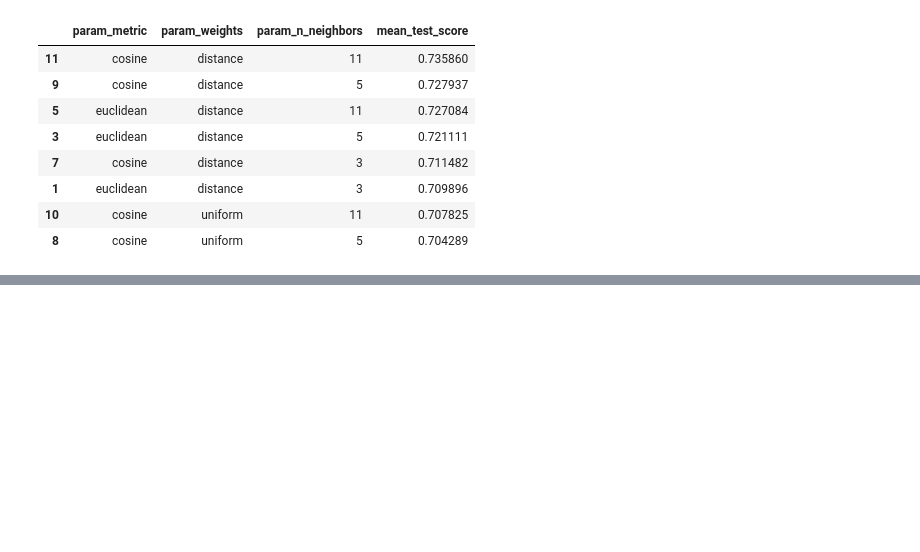
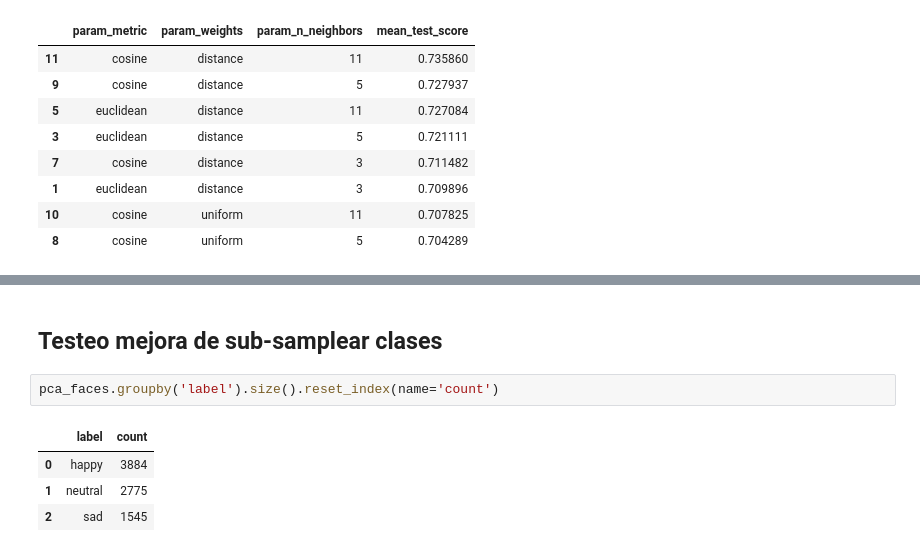
Before and after one commit to SebasAndres/FER-SIMD-Optimized, a Jupyter notebook: experiments/parameter_tuning.ipynb, the cells around one changed output, grey strips where cells are left out. Saved outputs shown, nothing was run; the diff lists cells and outputs as text; blank space fills up the shorter version.

```diff
--- a/experiments/parameter_tuning.ipynb
+++ b/experiments/parameter_tuning.ipynb
@@ -225,3 +289,12 @@ display(comparison_fair_df)
 | 2 | HOG + PCA | 0.676730 | cosine | 11 | distance |
 | 0 | Raw pixels + PCA | 0.566027 | cosine | 11 | distance |
 | 1 | LBP (bloqueado) + PCA | 0.507007 | cosine | 11 | distance |
+# %% [markdown]
+## Testeo mejora de sub-samplear clases
+# %%
+pca_faces.groupby('label').size().reset_index(name='count')
+# %% [output]
+|  | label | count |
+| 0 | happy | 3884 |
+| 1 | neutral | 2775 |
+| 2 | sad | 1545 |
```
Also changed, not shown: parts of 15 cells of this notebook, 3 other files.
